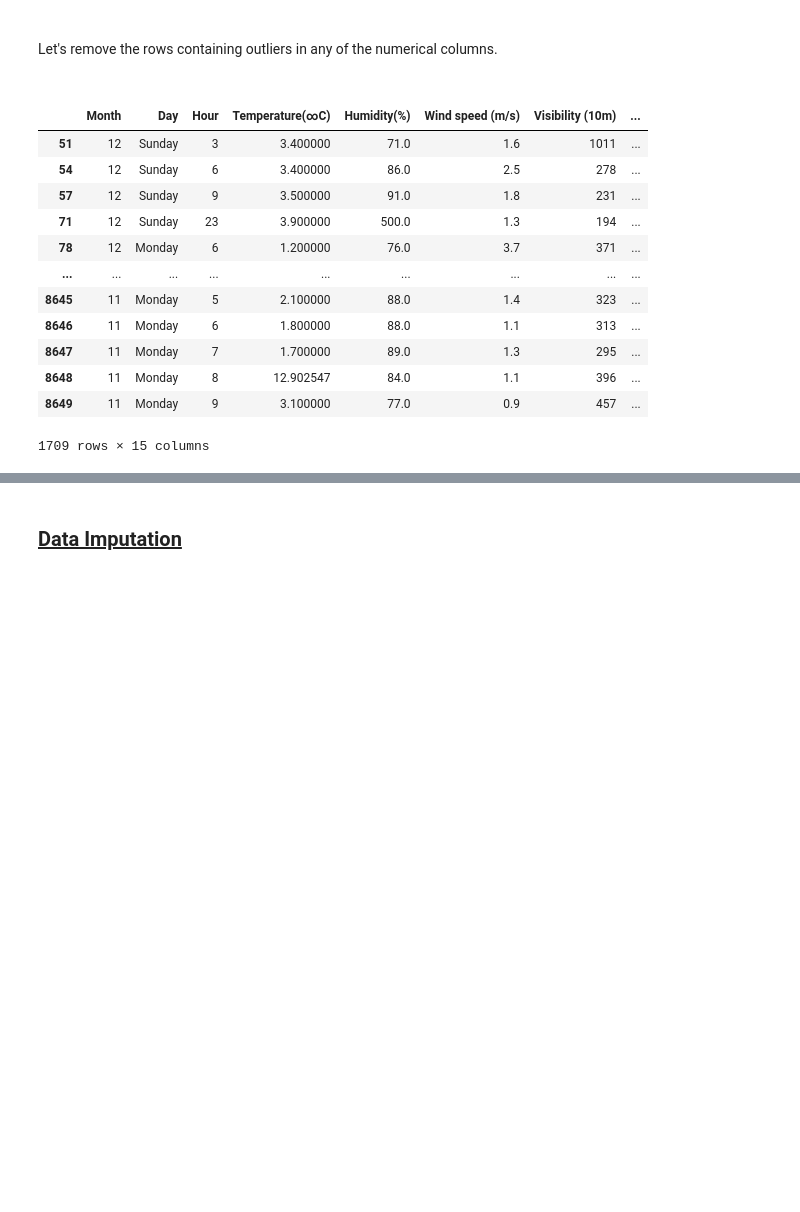
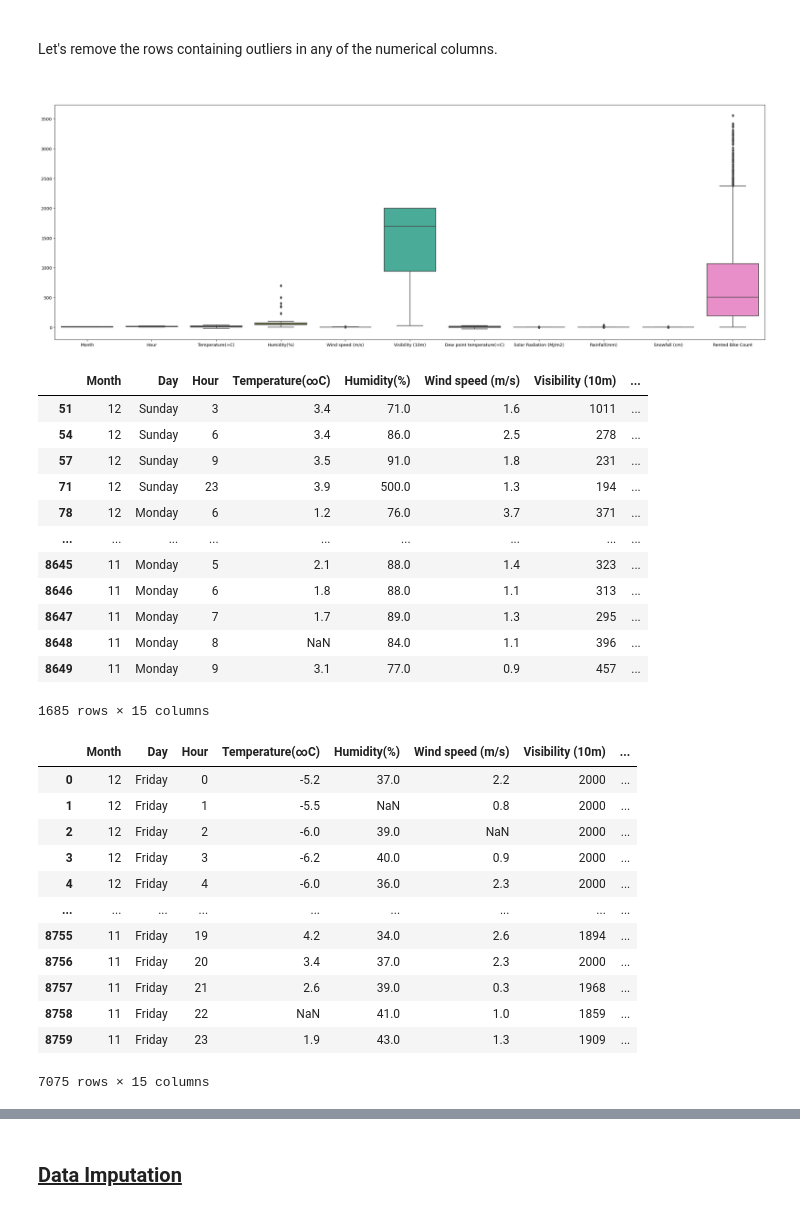
Before and after one commit to A1maan/seoul-bike-demand-project, a Jupyter notebook: ise291_project.ipynb, the cells around one changed output, grey strips where cells are left out. Saved outputs shown, nothing was run; the diff lists cells and outputs as text; code cells hidden in the pictures; blank space fills up the shorter version.

Commit message:
deleting outliers

```diff
--- a/ise291_project.ipynb
+++ b/ise291_project.ipynb
@@ -295,24 +275,53 @@ display(df[(df['Snowfall (cm)'] > upper_whisker) | (df['Snowfall (cm)'] < lower_
 # %%
 numerical_columns = df.select_dtypes(exclude = 'object').columns.drop(["Month", 'Hour', "Rented Bike Count"])
 
 IQR = df[numerical_columns].quantile(0.75) - df[numerical_columns].quantile(0.25)
 upper_whisker = df[numerical_columns].quantile(0.75) + 1.5 * IQR
 lower_whisker = df[numerical_columns].quantile(0.25) - 1.5 * IQR
 
 is_outlier = (df[numerical_columns] > upper_whisker) | (df[numerical_columns] < lower_whisker)
 outliers = is_outlier.any(axis = 1)
-df[outliers]
+
+plt.figure(figsize=(30,10))
+sns.boxplot(df)
+plt.show()
+
+outliers_indices = []
+for a, b in enumerate(outliers):
+    if b == True:
+        outliers_indices.append(a)
+display(df[outliers])
+newDf = df.drop(axis='index', index=outliers_indices)
+display(newDf)
+
+plt.figure(figsize=(30,10))
+sns.boxplot(newDf)
+plt.show()
 # %% [output]
+[figure, added]
 |  | Month | Day | Hour | Temperature(∞C) | Humidity(%) | Wind speed (m/s) | Visibility (10m) | ... |
-| 51 | 12 | Sunday | 3 | 3.400000 | 71.0 | 1.6 | 1011 | ... |
-| 54 | 12 | Sunday | 6 | 3.400000 | 86.0 | 2.5 | 278 | ... |
-| 57 | 12 | Sunday | 9 | 3.500000 | 91.0 | 1.8 | 231 | ... |
-| 71 | 12 | Sunday | 23 | 3.900000 | 500.0 | 1.3 | 194 | ... |
-| 78 | 12 | Monday | 6 | 1.200000 | 76.0 | 3.7 | 371 | ... |
+| 51 | 12 | Sunday | 3 | 3.4 | 71.0 | 1.6 | 1011 | ... |
+| 54 | 12 | Sunday | 6 | 3.4 | 86.0 | 2.5 | 278 | ... |
+| 57 | 12 | Sunday | 9 | 3.5 | 91.0 | 1.8 | 231 | ... |
+| 71 | 12 | Sunday | 23 | 3.9 | 500.0 | 1.3 | 194 | ... |
+| 78 | 12 | Monday | 6 | 1.2 | 76.0 | 3.7 | 371 | ... |
 | ... | ... | ... | ... | ... | ... | ... | ... | ... |
-| 8645 | 11 | Monday | 5 | 2.100000 | 88.0 | 1.4 | 323 | ... |
-| 8646 | 11 | Monday | 6 | 1.800000 | 88.0 | 1.1 | 313 | ... |
-| 8647 | 11 | Monday | 7 | 1.700000 | 89.0 | 1.3 | 295 | ... |
-| 8648 | 11 | Monday | 8 | 12.902547 | 84.0 | 1.1 | 396 | ... |
-| 8649 | 11 | Monday | 9 | 3.100000 | 77.0 | 0.9 | 457 | ... |
+| 8645 | 11 | Monday | 5 | 2.1 | 88.0 | 1.4 | 323 | ... |
+| 8646 | 11 | Monday | 6 | 1.8 | 88.0 | 1.1 | 313 | ... |
+| 8647 | 11 | Monday | 7 | 1.7 | 89.0 | 1.3 | 295 | ... |
+| 8648 | 11 | Monday | 8 | NaN | 84.0 | 1.1 | 396 | ... |
+| 8649 | 11 | Monday | 9 | 3.1 | 77.0 | 0.9 | 457 | ... |
-1709 rows × 15 columns
+1685 rows × 15 columns
+|  | Month | Day | Hour | Temperature(∞C) | Humidity(%) | Wind speed (m/s) | Visibility (10m) | ... |
+| 0 | 12 | Friday | 0 | -5.2 | 37.0 | 2.2 | 2000 | ... |
+| 1 | 12 | Friday | 1 | -5.5 | NaN | 0.8 | 2000 | ... |
+| 2 | 12 | Friday | 2 | -6.0 | 39.0 | NaN | 2000 | ... |
+| 3 | 12 | Friday | 3 | -6.2 | 40.0 | 0.9 | 2000 | ... |
+| 4 | 12 | Friday | 4 | -6.0 | 36.0 | 2.3 | 2000 | ... |
+| ... | ... | ... | ... | ... | ... | ... | ... | ... |
+| 8755 | 11 | Friday | 19 | 4.2 | 34.0 | 2.6 | 1894 | ... |
+| 8756 | 11 | Friday | 20 | 3.4 | 37.0 | 2.3 | 2000 | ... |
+| 8757 | 11 | Friday | 21 | 2.6 | 39.0 | 0.3 | 1968 | ... |
+| 8758 | 11 | Friday | 22 | NaN | 41.0 | 1.0 | 1859 | ... |
+| 8759 | 11 | Friday | 23 | 1.9 | 43.0 | 1.3 | 1909 | ... |
+7075 rows × 15 columns
```
Also changed, not shown: parts of 11 cells of this notebook.
